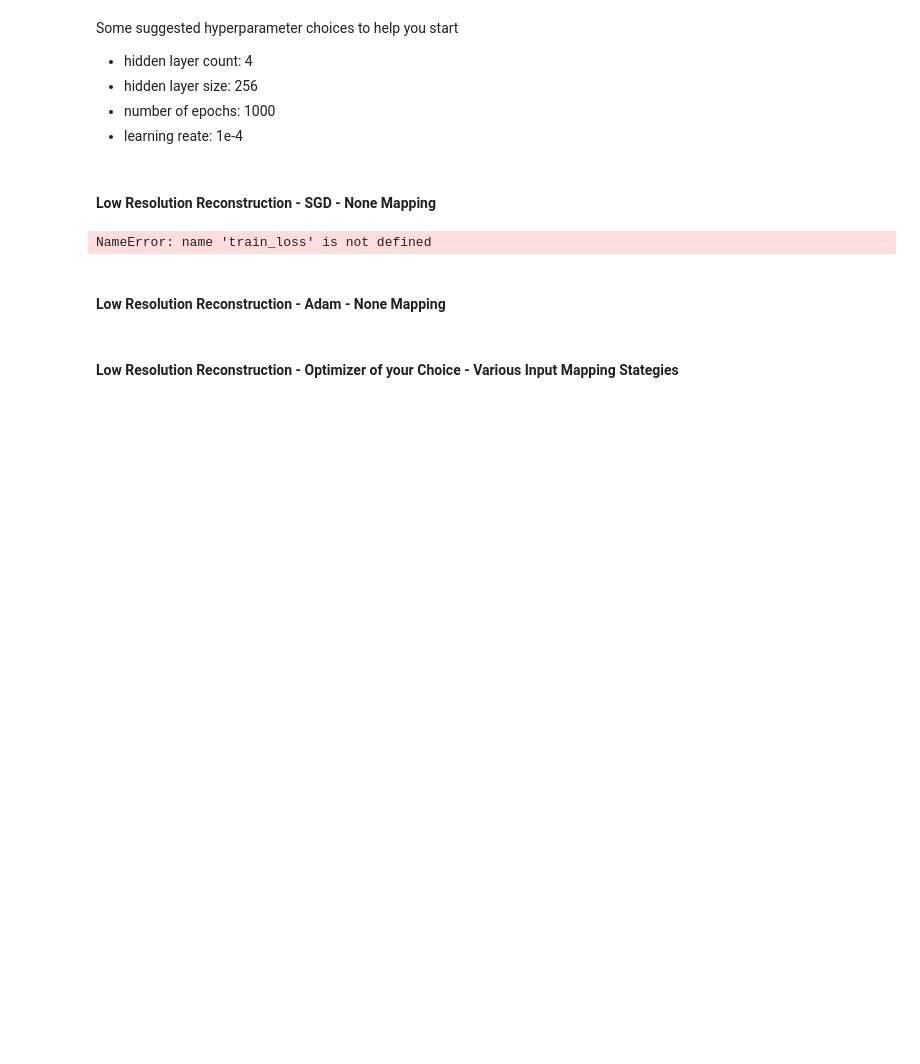
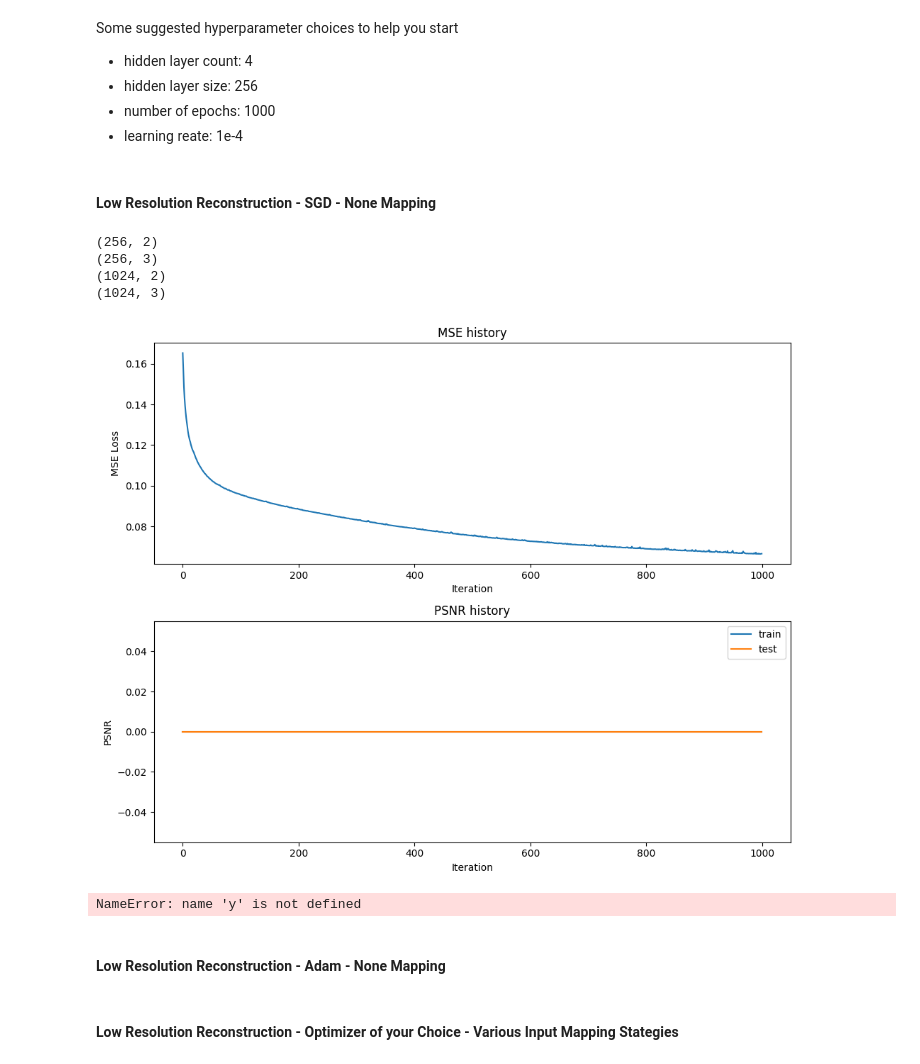
Before and after one commit to KaiwenJon/Deep-Learning-for-CV, a Jupyter notebook: spring2023/MP2/assignment2/assignment2/neural_network.ipynb, the cells around one changed output. Saved outputs shown, nothing was run; the diff lists cells and outputs as text; code cells hidden in the pictures; blank space fills up the shorter version.

```diff
--- a/spring2023/MP2/assignment2/assignment2/neural_network.ipynb
+++ b/spring2023/MP2/assignment2/assignment2/neural_network.ipynb
@@ -161,24 +161,25 @@ def input_mapping(x, B):
 # %%
 # Apply the input feature mapping to the train and test data - already done for you
 def get_input_features(B_dict, mapping):
-  # mapping is the key to the B_dict, which has the value of B
-  # B is then used with the function `input_mapping` to map x
-  y_train = train_data[1].reshape(-1, output_size)
-  y_test = test_data[1].reshape(-1, output_size)
-  X_train = input_mapping(train_data[0].reshape(-1, 2), B_dict[mapping])
-  X_test = input_mapping(test_data[0].reshape(-1, 2), B_dict[mapping])
-  return X_train, y_train, X_test, y_test
+    # mapping is the key to the B_dict, which has the value of B
+    # B is then used with the function `input_mapping` to map x
+    output_size = 3
+    y_train = train_data[1].reshape(-1, output_size)
+    y_test = test_data[1].reshape(-1, output_size)
+    X_train = input_mapping(train_data[0].reshape(-1, 2), B_dict[mapping])
+    X_test = input_mapping(test_data[0].reshape(-1, 2), B_dict[mapping])
+    return X_train, y_train, X_test, y_test
 # %% [markdown]
 ### MSE Loss and PSNR Error (Fill in TODOs)
 # %%
 def mse(y, p):
-  # TODO implement this
-  # make sure it is consistent with your implementation in neural_net.py
-  pass
+    # TODO implement this
+    # make sure it is consistent with your implementation in neural_net.py
+    return np.sum((y - p)**2) / y.shape[0]
 
 def psnr(y, p):
-  # TODO implement this
-  pass
+    # TODO implement this
+    pass
 # %% [markdown]
 ### Plotting
 # %%
@@ -322,16 +319,36 @@ Some suggested hyperparameter choices to help you start
 # %%
 # get input features
 # TODO implement this by using the get_B_dict() and get_input_features() helper functions
+B_dict = get_B_dict()
+X_train, y_train, X_test, y_test = get_input_features(B_dict, mapping="none")
+
+print(X_train.shape)
+print(y_train.shape)
+print(X_test.shape)
+print(y_test.shape)
 
 # run NN experiment on input features
 # TODO implement by using the NN_experiment() helper function
+net, train_psnr, test_psnr, train_loss, predicted_images = NN_experiment(X_train, y_train, X_test, y_test,
+                                                                        input_size=2,
+                                                                        num_layers=4,
+                                                                        hidden_size=256,
+                                                                        output_size=3,
+                                                                        epochs=1000,
+                                                                        learning_rate=1e-4,
+                                                                        opt="SGD")
 
 # plot results of experiment
 plot_training_curves(train_loss, train_psnr, test_psnr)
 plot_reconstruction(net.forward(X_test), y_test)
 plot_reconstruction_progress(predicted_images, y_test)
 # %% [output]
-NameError: name 'train_loss' is not defined
+(256, 2)
+(256, 3)
+(1024, 2)
+(1024, 3)
+[figure, added]
+NameError: name 'y' is not defined
 # %% [markdown]
 #### Low Resolution Reconstruction - Adam - None Mapping
 # %%
```
Also changed, not shown: parts of 10 cells of this notebook.
